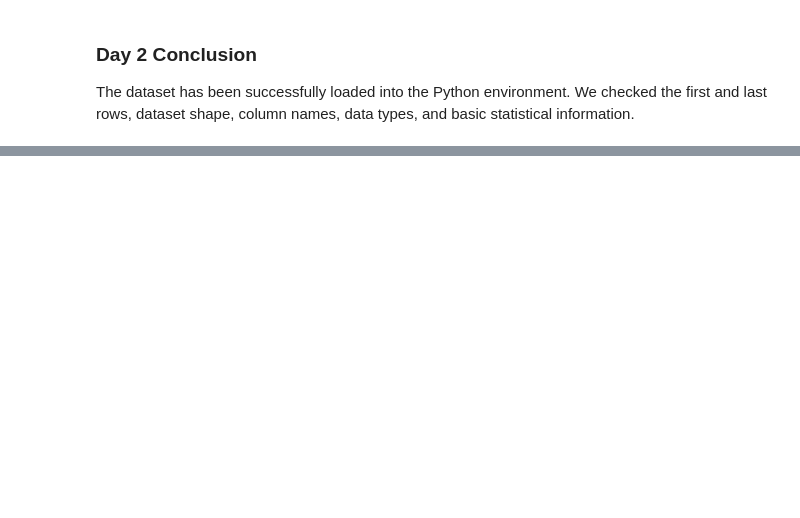
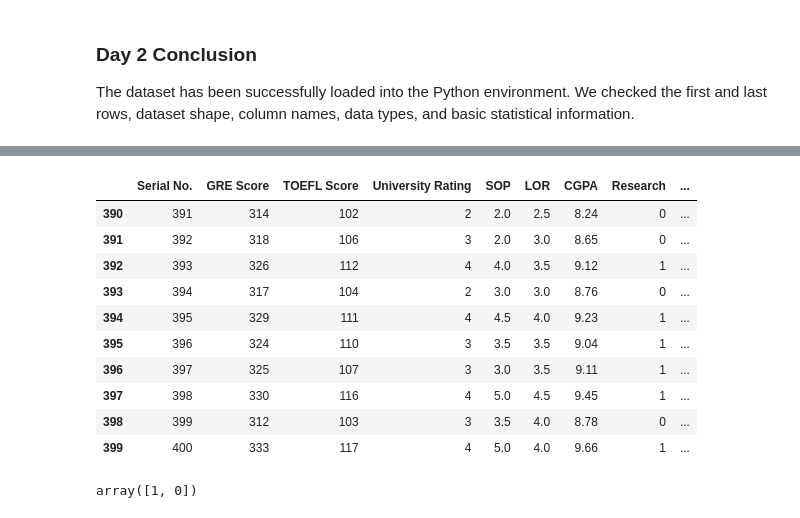
Before and after one commit to sumanamishra1120-ux/Chance-of-Admission-Higher-Studies, a Jupyter notebook: Chance_of_Admission_Higher_Studies.ipynb, the cells around one changed output, grey strips where cells are left out. Cells and saved outputs as stored; diff of their text form; code cells hidden in the pictures; blank space fills up the shorter version.

```diff
--- a/Chance_of_Admission_Higher_Studies.ipynb
+++ b/Chance_of_Admission_Higher_Studies.ipynb
@@ -166,0 +256,18 @@ data types, and basic statistical information.
+# %%
+df.tail(10)
+# %% [output]
+|  | Serial No. | GRE Score | TOEFL Score | University Rating | SOP | LOR | CGPA | Research | ... |
+| 390 | 391 | 314 | 102 | 2 | 2.0 | 2.5 | 8.24 | 0 | ... |
+| 391 | 392 | 318 | 106 | 3 | 2.0 | 3.0 | 8.65 | 0 | ... |
+| 392 | 393 | 326 | 112 | 4 | 4.0 | 3.5 | 9.12 | 1 | ... |
+| 393 | 394 | 317 | 104 | 2 | 3.0 | 3.0 | 8.76 | 0 | ... |
+| 394 | 395 | 329 | 111 | 4 | 4.5 | 4.0 | 9.23 | 1 | ... |
+| 395 | 396 | 324 | 110 | 3 | 3.5 | 3.5 | 9.04 | 1 | ... |
+| 396 | 397 | 325 | 107 | 3 | 3.0 | 3.5 | 9.11 | 1 | ... |
+| 397 | 398 | 330 | 116 | 4 | 5.0 | 4.5 | 9.45 | 1 | ... |
+| 398 | 399 | 312 | 103 | 3 | 3.5 | 4.0 | 8.78 | 0 | ... |
+| 399 | 400 | 333 | 117 | 4 | 5.0 | 4.0 | 9.66 | 1 | ... |
+# %%
+df["Research"].unique()
+# %% [output]
+array([1, 0])
```
Also changed, not shown: parts of 11 cells of this notebook.
